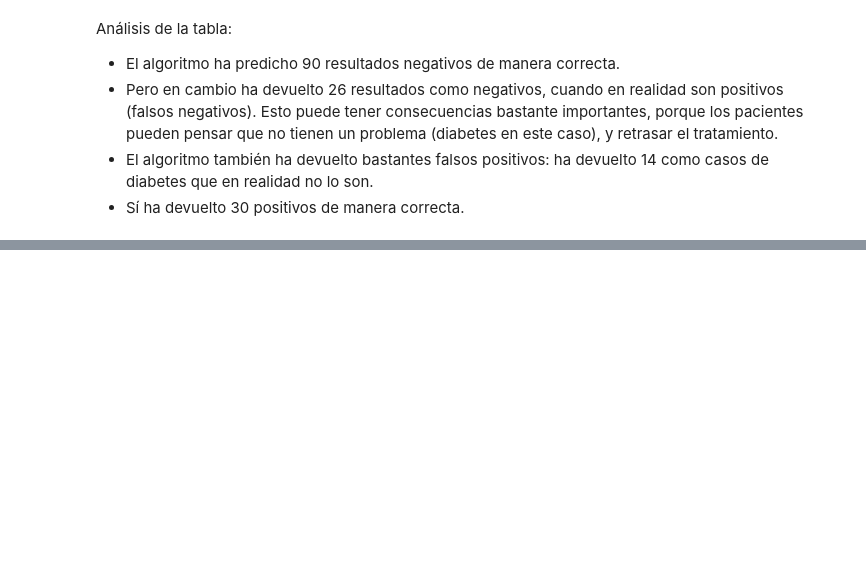
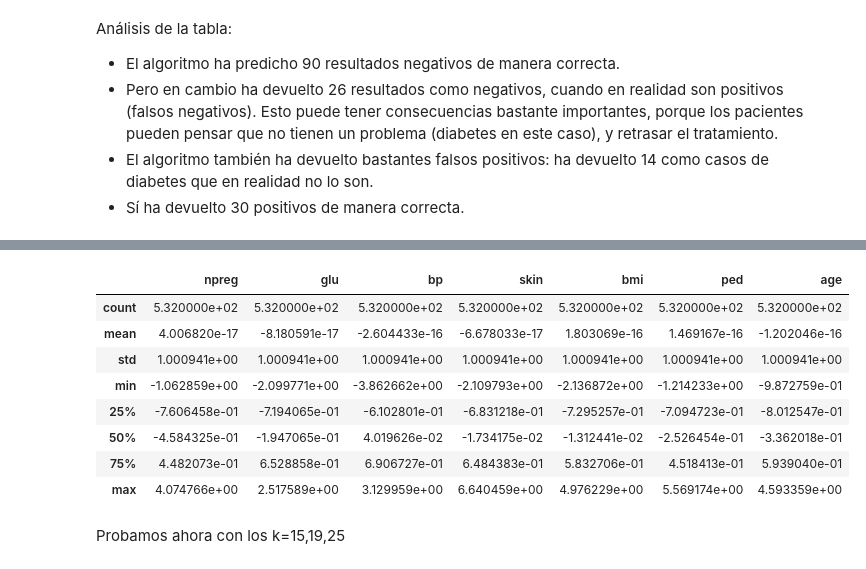
Before and after one commit to fcamadi/masterMLpython, a Jupyter notebook: Tema03/Tema3_Ejercicio.ipynb, the cells around one changed output, grey strips where cells are left out. Cells and saved outputs as stored; diff of their text form; code cells hidden in the pictures; blank space fills up the shorter version.

```diff
--- a/Tema03/Tema3_Ejercicio.ipynb
+++ b/Tema03/Tema3_Ejercicio.ipynb
@@ -194,0 +248,5 @@ Esto puede tener consecuencias bastante importantes, porque los pacientes pueden
+# %%
+scaler = StandardScaler()
+pimadf_z = pd.DataFrame(scaler.fit_transform(pimadf_features), columns=pimadf_features.columns)
+#print(pimadf_norm)
+pimadf_z.head(5)
@@ -194,0 +260,15 @@ Esto puede tener consecuencias bastante importantes, porque los pacientes pueden
+# %%
+#Summary after normalization
+pimadf_z.describe()
+# %% [output]
+|  | npreg | glu | bp | skin | bmi | ped | age |
+| count | 5.320000e+02 | 5.320000e+02 | 5.320000e+02 | 5.320000e+02 | 5.320000e+02 | 5.320000e+02 | 5.320000e+02 |
+| mean | 4.006820e-17 | -8.180591e-17 | -2.604433e-16 | -6.678033e-17 | 1.803069e-16 | 1.469167e-16 | -1.202046e-16 |
+| std | 1.000941e+00 | 1.000941e+00 | 1.000941e+00 | 1.000941e+00 | 1.000941e+00 | 1.000941e+00 | 1.000941e+00 |
+| min | -1.062859e+00 | -2.099771e+00 | -3.862662e+00 | -2.109793e+00 | -2.136872e+00 | -1.214233e+00 | -9.872759e-01 |
+| 25% | -7.606458e-01 | -7.194065e-01 | -6.102801e-01 | -6.831218e-01 | -7.295257e-01 | -7.094723e-01 | -8.012547e-01 |
+| 50% | -4.584325e-01 | -1.947065e-01 | 4.019626e-02 | -1.734175e-02 | -1.312441e-02 | -2.526454e-01 | -3.362018e-01 |
+| 75% | 4.482073e-01 | 6.528858e-01 | 6.906727e-01 | 6.484383e-01 | 5.832706e-01 | 4.518413e-01 | 5.939040e-01 |
+| max | 4.074766e+00 | 2.517589e+00 | 3.129959e+00 | 6.640459e+00 | 4.976229e+00 | 5.569174e+00 | 4.593359e+00 |
+# %% [markdown]
+Probamos ahora con los k=15,19,25
```
Also changed, not shown: parts of 13 cells of this notebook.
